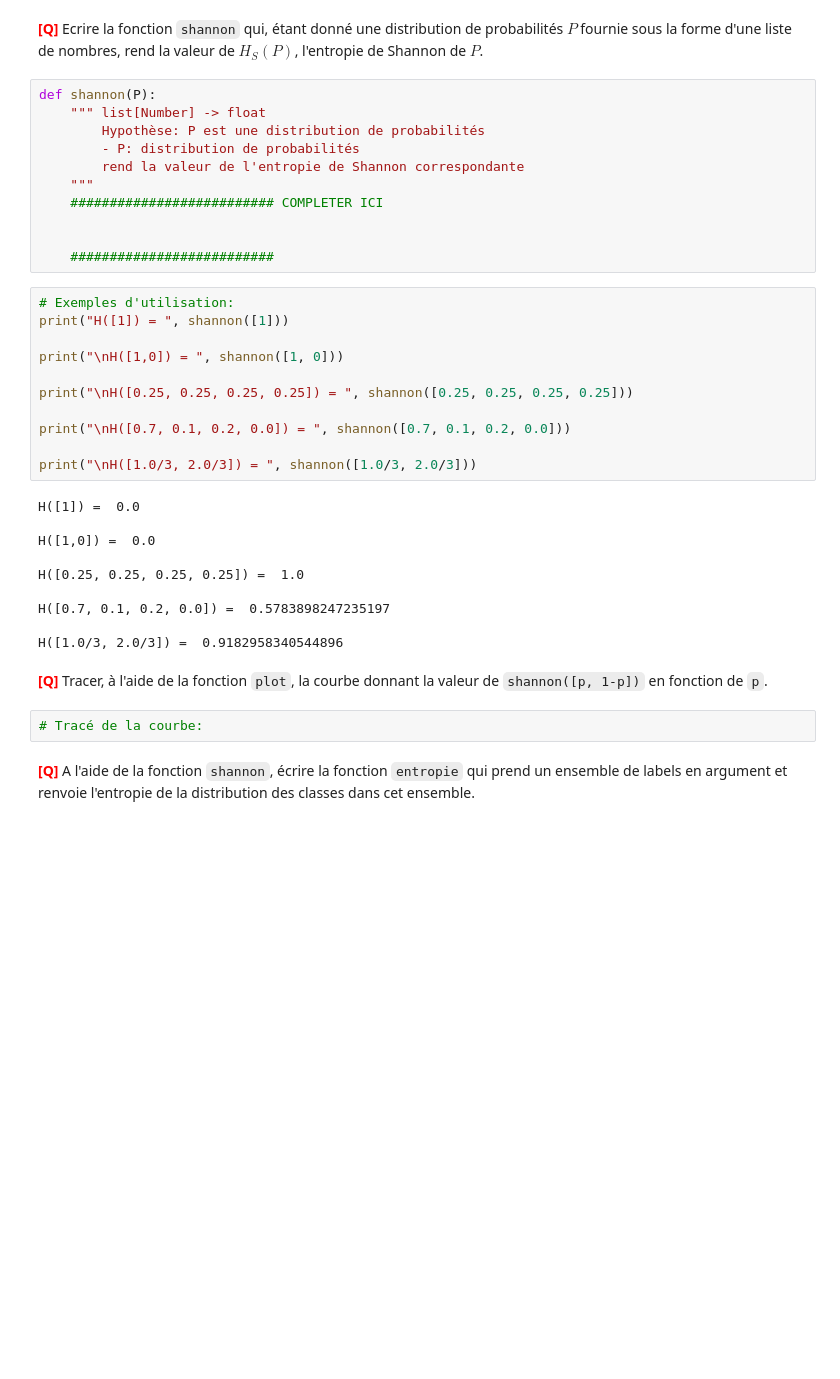
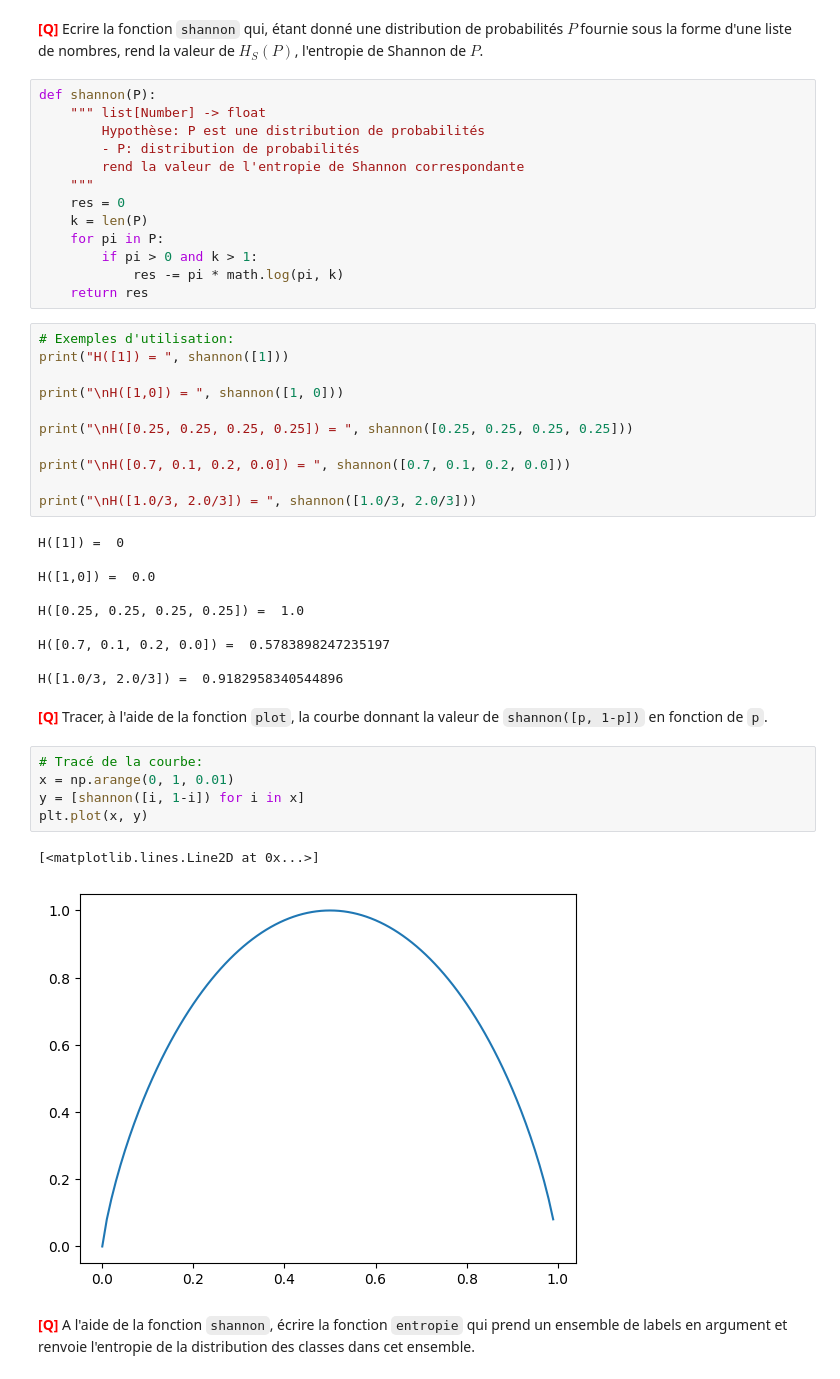
Before and after one commit to thibautmarcq/LU3IN026, a Jupyter notebook: tme07/tme-07.ipynb, the cells around one changed output. Drawn from its saved outputs; the diff is of its cells as text; blank space fills up the shorter version.

```diff
--- a/tme07/tme-07.ipynb
+++ b/tme07/tme-07.ipynb
@@ -161,10 +167,12 @@ def shannon(P):
         - P: distribution de probabilités
         rend la valeur de l'entropie de Shannon correspondante
     """
-    ########################## COMPLETER ICI
-
-
-    ##########################
+    res = 0
+    k = len(P)
+    for pi in P:
+        if pi > 0 and k > 1:
+            res -= pi * math.log(pi, k)
+    return res
 # %%
 # Exemples d'utilisation:
 print("H([1]) = ", shannon([1]))
@@ -177,7 +185,7 @@ print("\nH([0.7, 0.1, 0.2, 0.0]) = ", shannon([0.7, 0.1, 0.2, 0.0]))
 
 print("\nH([1.0/3, 2.0/3]) = ", shannon([1.0/3, 2.0/3]))
 # %% [output]
-H([1]) =  0.0
+H([1]) =  0
 
 H([1,0]) =  0.0
 
@@ -188,7 +196,13 @@ H([0.7, 0.1, 0.2, 0.0]) =  0.5783898247235197
 H([1.0/3, 2.0/3]) =  0.9182958340544896
 # %% [markdown]
 <font color="RED" size="+1">**[Q]**</font> Tracer, à l'aide de la fonction `plot`, la courbe donnant la valeur de `shannon([p, 1-p])` en fonction de `p`.
-# %%
-# Tracé de la courbe:
+# %%
+# Tracé de la courbe:
+x = np.arange(0, 1, 0.01)
+y = [shannon([i, 1-i]) for i in x]
+plt.plot(x, y)
+# %% [output]
+[<matplotlib.lines.Line2D at 0x...>]
+[figure, added]
 # %% [markdown]
 <font color="RED" size="+1">**[Q]**</font> A l'aide de la fonction <code>shannon</code>, écrire la fonction <code>entropie</code> qui prend un ensemble de labels en argument et renvoie l'entropie de la distribution des classes dans cet ensemble.
```
Also changed, not shown: parts of 12 cells of this notebook, 8 other files.
